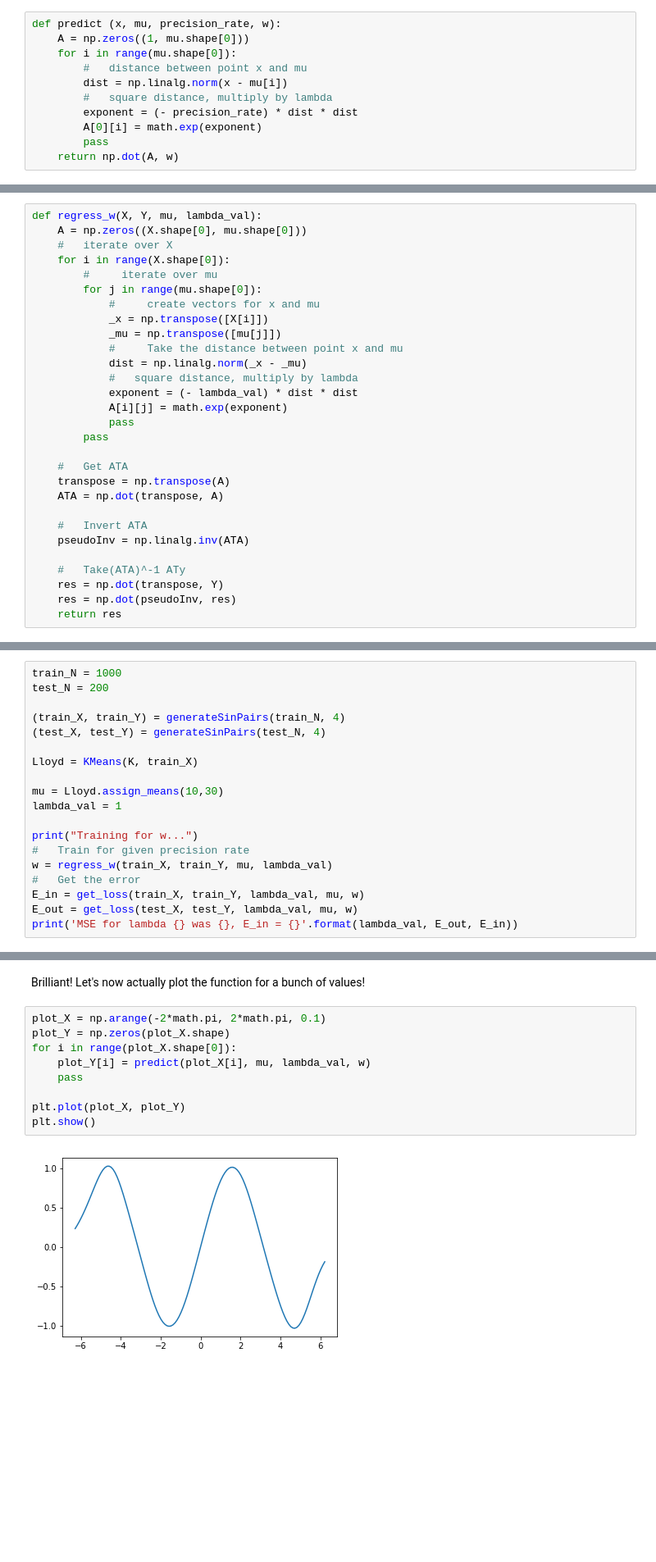
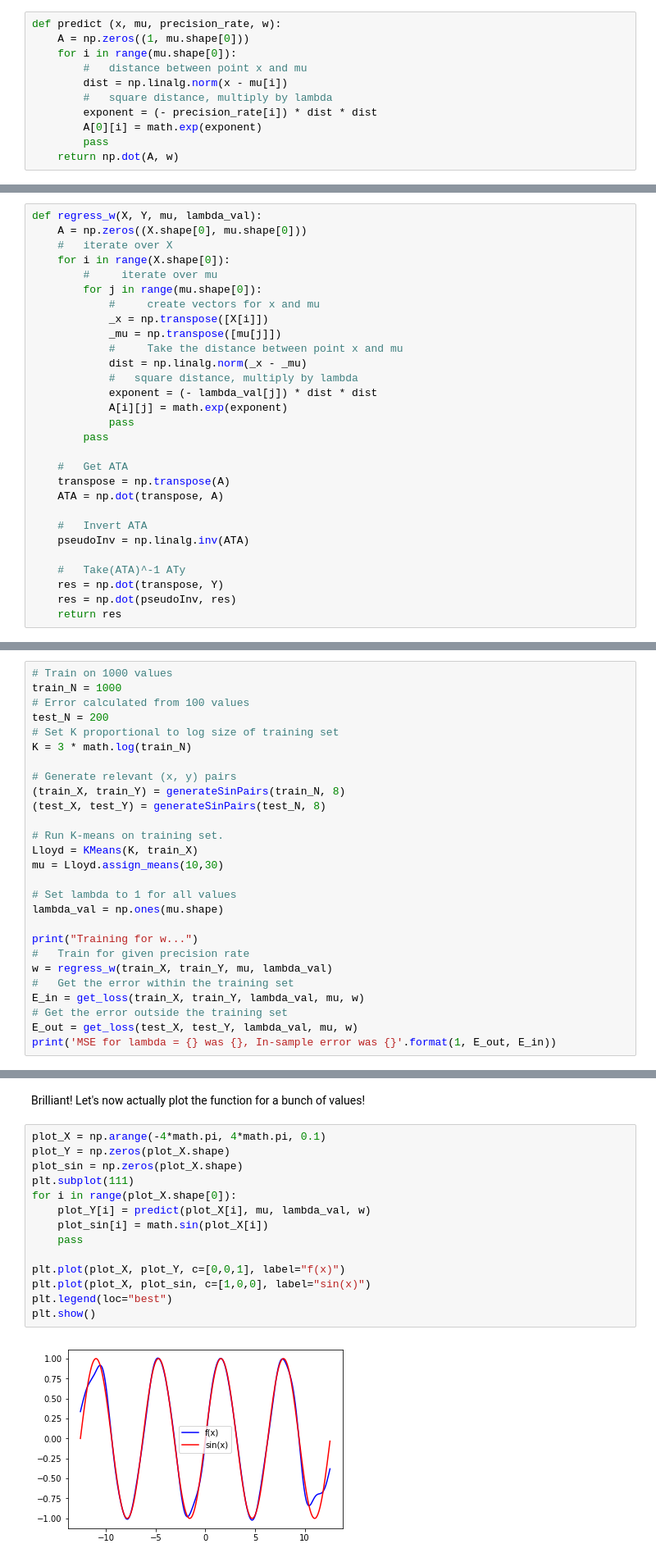
Before and after one commit to kabrol98/RBF-Sin, a Jupyter notebook: RBF-sin.ipynb, the cells around one changed output, grey strips where cells are left out. Shown at 82% size. Cells and saved outputs as stored; diff of their text form; blank space fills up the shorter version.

```diff
--- a/RBF-sin.ipynb
+++ b/RBF-sin.ipynb
@@ -220,7 +217,7 @@ def predict (x, mu, precision_rate, w):
         #   distance between point x and mu
         dist = np.linalg.norm(x - mu[i])
         #   square distance, multiply by lambda
-        exponent = (- precision_rate) * dist * dist
+        exponent = (- precision_rate[i]) * dist * dist
         A[0][i] = math.exp(exponent)
         pass
     return np.dot(A, w)
@@ -577,7 +579,7 @@ def regress_w(X, Y, mu, lambda_val):
             #     Take the distance between point x and mu
             dist = np.linalg.norm(_x - _mu)
             #   square distance, multiply by lambda
-            exponent = (- lambda_val) * dist * dist
+            exponent = (- lambda_val[j]) * dist * dist
             A[i][j] = math.exp(exponent)
             pass
         pass
@@ -597,21 +601,29 @@ def regress_w(X, Y, mu, lambda_val):
 It's now time to test everything we've done so far. I'm going to set all the $\lambda$s to 1 and see what we get.
 # %%
+# Train on 1000 values
 train_N = 1000
+# Error calculated from 100 values
 test_N = 200
+# Set K proportional to log size of training set
+K = 3 * math.log(train_N)
 
-(train_X, train_Y) = generateSinPairs(train_N, 4)
-(test_X, test_Y) = generateSinPairs(test_N, 4)
+# Generate relevant (x, y) pairs
+(train_X, train_Y) = generateSinPairs(train_N, 8)
+(test_X, test_Y) = generateSinPairs(test_N, 8)
 
+# Run K-means on training set.
 Lloyd = KMeans(K, train_X)
+mu = Lloyd.assign_means(10,30)
 
-mu = Lloyd.assign_means(10,30)
-lambda_val = 1
+# Set lambda to 1 for all values
+lambda_val = np.ones(mu.shape)
 
 print("Training for w...")
 #   Train for given precision rate
 w = regress_w(train_X, train_Y, mu, lambda_val)
-#   Get the error
+#   Get the error within the training set
 E_in = get_loss(train_X, train_Y, lambda_val, mu, w)
+# Get the error outside the training set
 E_out = get_loss(test_X, test_Y, lambda_val, mu, w)
-print('MSE for lambda {} was {}, E_in = {}'.format(lambda_val, E_out, E_in))
+print('MSE for lambda = {} was {}, In-sample error was {}'.format(1, E_out, E_in))
 # %% [output]
@@ -633,13 +645,18 @@ MSE for lambda 1 was [[0.00139494]], E_in = [[0.00094143]]
 # %% [markdown]
 Brilliant! Let's now actually plot the function for a bunch of values!
 # %%
-plot_X = np.arange(-2*math.pi, 2*math.pi, 0.1)
+plot_X = np.arange(-4*math.pi, 4*math.pi, 0.1)
 plot_Y = np.zeros(plot_X.shape)
+plot_sin = np.zeros(plot_X.shape)
+plt.subplot(111)
 for i in range(plot_X.shape[0]):
     plot_Y[i] = predict(plot_X[i], mu, lambda_val, w)
+    plot_sin[i] = math.sin(plot_X[i])
     pass
 
-plt.plot(plot_X, plot_Y)
+plt.plot(plot_X, plot_Y, c=[0,0,1], label="f(x)")
+plt.plot(plot_X, plot_sin, c=[1,0,0], label="sin(x)")
+plt.legend(loc="best")
 plt.show()
 # %% [output]
-[figure, old version]
+[figure, new version]
```
Also changed, not shown: parts of 26 cells of this notebook.
